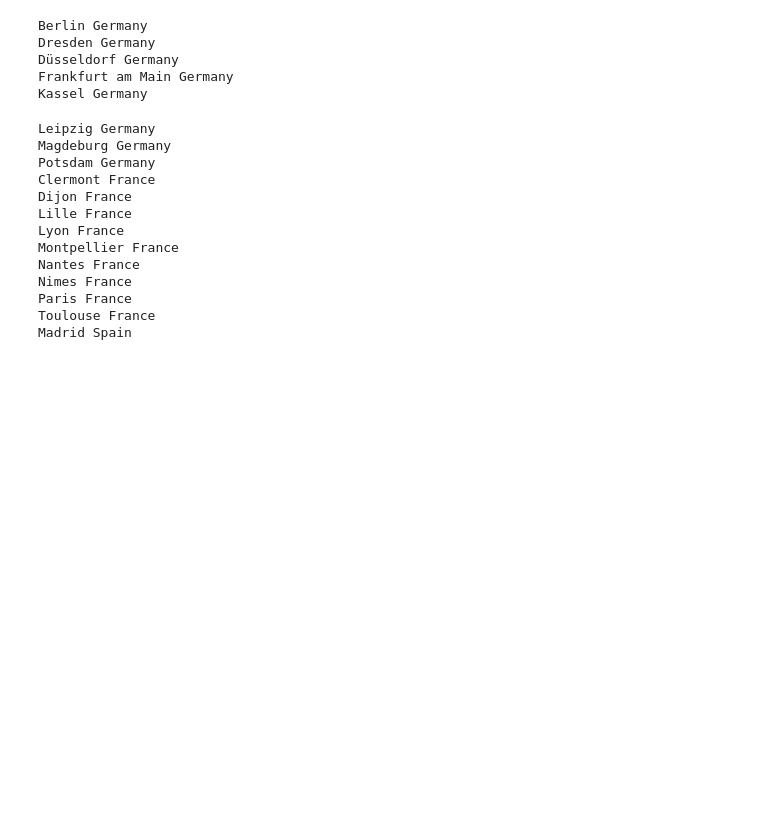
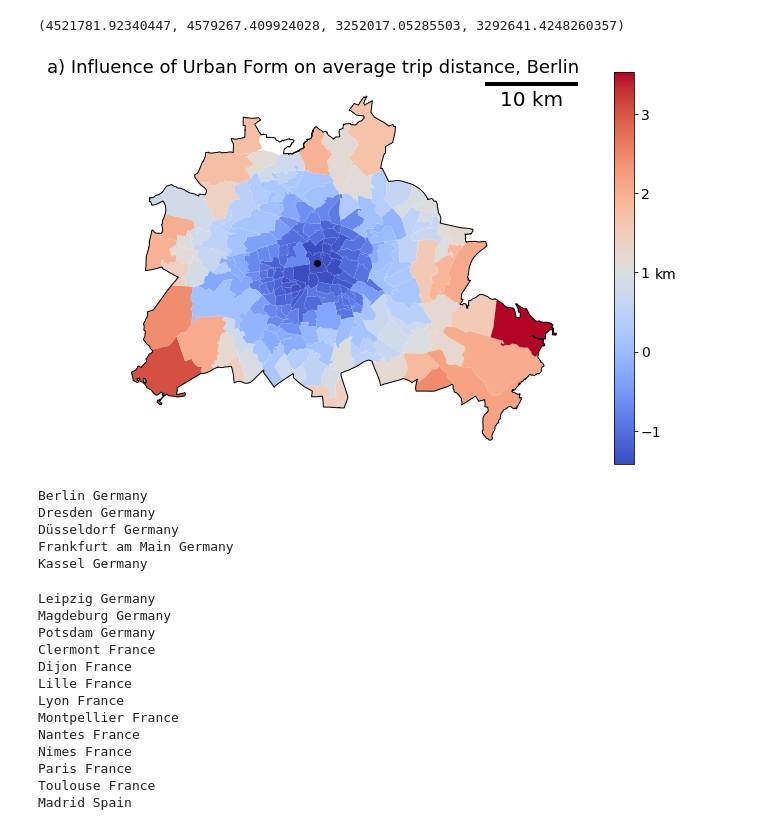
Before and after one commit to peterberr/sufficcs_mobility, a Jupyter notebook: models/shap_postcode_dist_agg.ipynb, the cells around one changed output. Cells and saved outputs as stored; diff of their text form; code cells hidden in the pictures; blank space fills up the shorter version.

```diff
--- a/models/shap_postcode_dist_agg.ipynb
+++ b/models/shap_postcode_dist_agg.ipynb
@@ -95,0 +83,2 @@ feat_ori
+# %%
+plz_gdf['geocode']=plz_gdf['geocode'].astype(str)
@@ -96,3 +101,47 @@ feat_ori
+# %%
+feat_ori['All_UF']=feat_ori.sum(axis=1)
+
+df_plot_ori=df_agg[['Res_geocode']].reset_index(drop=True)
+df_plot_ori=df_agg[['Res_geocode']].drop_duplicates().reset_index(drop=True)
+df_plot_ori=df_plot_ori.merge(feat_ori,left_index=True,right_index=True)
+
+feat_plot=plz_gdf.loc[:,['geocode','geometry']].copy()
+feat_plot.rename(columns={'geocode':'Res_geocode'},inplace=True)
+
+df_plot_mean=df_plot_ori.groupby('Res_geocode').mean().reset_index()
+feat_plot=feat_plot.merge(df_plot_mean,how='left')
+
+fig, ax = plt.subplots(figsize=(12,8))
+#feat_plot.plot(column='All_UF',ax=ax,legend=True,cmap='coolwarm',missing_kwds= dict(color = "white"),vmin=-2000,vmax=4000)
+feat_plot.plot(column='All_UF',ax=ax,legend=True,cmap='coolwarm',missing_kwds= dict(color = "white"),legend_kwds={"label": "horizontal","shrink": 0.9})
+boundary.plot(edgecolor='k',facecolor='None',ax=ax)
+cp.plot(color='k',ax=ax)
+if city=='Berlin':
+    title='a) Influence of Urban Form on average trip distance, '
+elif city == 'Madrid':
+    title='b) Influence of Urban Form on average trip distance, '
+elif city == 'Paris':
+    title='c) Influence of Urban Form on average trip distance, '
+elif city == 'Wien':
+    title='d) Influence of Urban Form on average trip distance, Vienna'
+else:
+    title='Influence of Urban Form on average trip distance, '
+
+if city=='Wien':
+    ax.set_title(title,size=18)
+    ax.add_artist(ScaleBar(1,font_properties={'size':20}))
+else:
+    ax.set_title(title + city,size=18)
+    ax.add_artist(ScaleBar(1,font_properties={'size':20}))
+
+
+cb_ax = fig.axes[1]
+cb_ax.tick_params(labelsize=14)
+cb_ax.set_ylabel('km',rotation=0,fontsize=14)
+plt.axis('off') # this removes the figure frame and the lat/lon coords
+# %% [output]
+(4521781.92340447, 4579267.409924028, 3252017.05285503, 3292641.4248260357)
+[figure, added]
 # %%
 #city='Toulouse'
 for city in cities_all:
```
Also changed, not shown: parts of 4 cells of this notebook, 26 other files.
